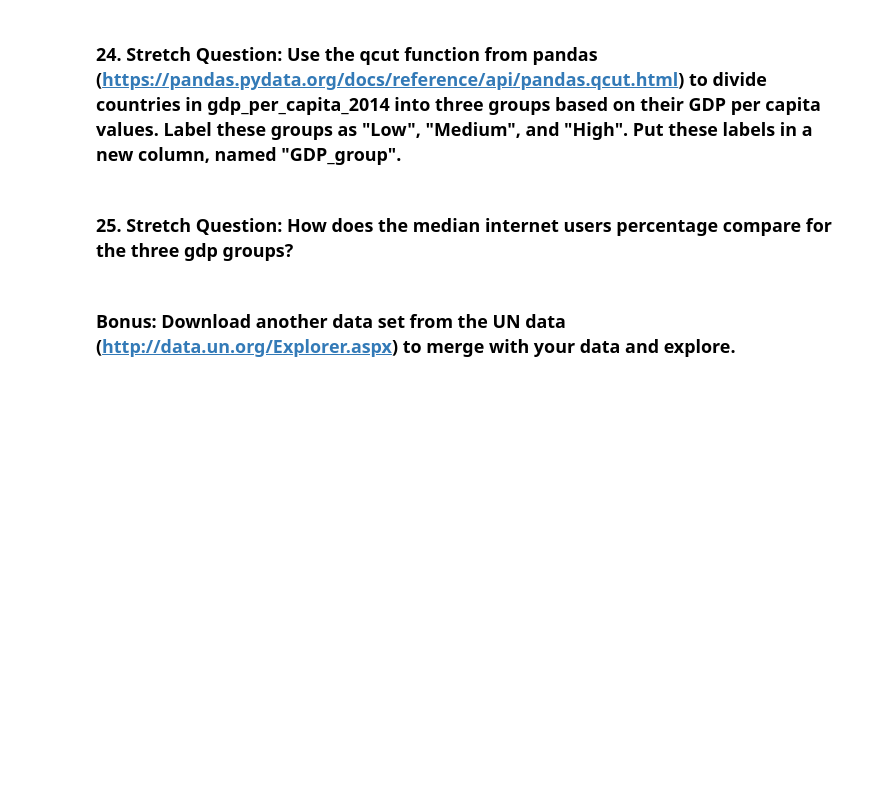
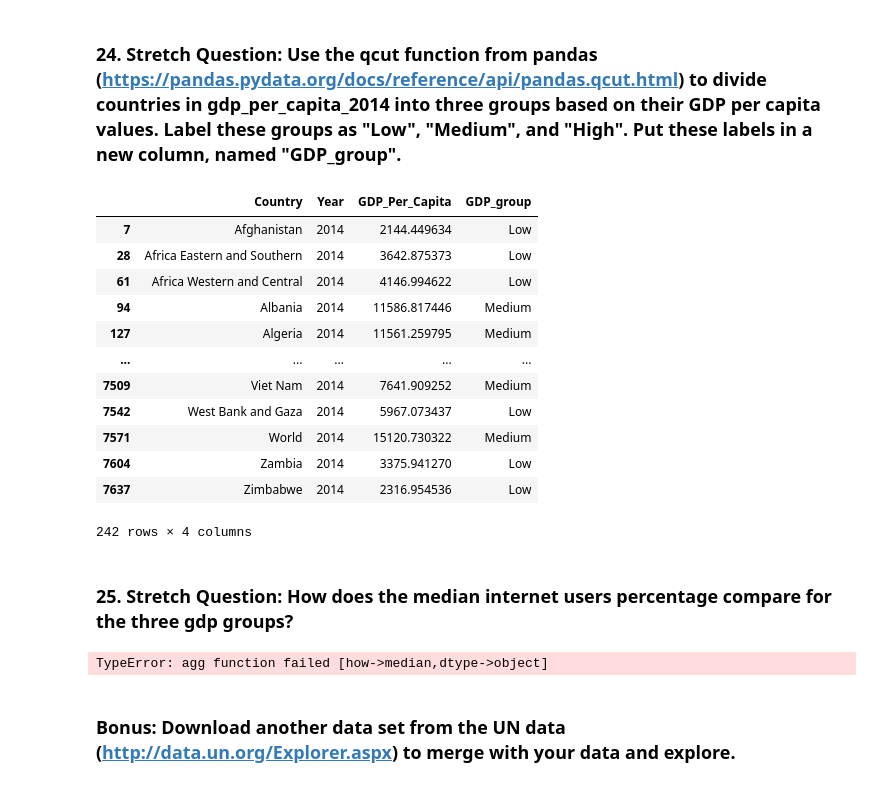
Before and after one commit to NSS-Data-Analytics-Cohort-13/un-exploration-JesseCrawford89, a Jupyter notebook: notebooks/UN_JCDA13.ipynb, the cells around one changed output. Drawn from its saved outputs; the diff is of its cells as text; code cells hidden in the pictures; blank space fills up the shorter version.

```diff
--- a/notebooks/UN_JCDA13.ipynb
+++ b/notebooks/UN_JCDA13.ipynb
@@ -514,6 +580,29 @@ sns.FacetGrid(gid_2014)
 # %% [markdown]
 ### 24. Stretch Question: Use the qcut function from pandas (https://pandas.pydata.org/docs/reference/api/pandas.qcut.html) to divide countries in gdp_per_capita_2014 into three groups based on their GDP per capita values. Label these groups as "Low", "Medium", and "High". Put these labels in a new column, named "GDP_group".
+# %%
+gdp_per_capita_2014 = gdp_df[gdp_df['Year']==2014].copy()
+# %%
+gdp_per_capita_2014['GDP_group'] = pd.qcut(gdp_per_capita_2014['GDP_Per_Capita'], 3, labels=['Low','Medium','High'])
+gdp_per_capita_2014
+# %% [output]
+|  | Country | Year | GDP_Per_Capita | GDP_group |
+| 7 | Afghanistan | 2014 | 2144.449634 | Low |
+| 28 | Africa Eastern and Southern | 2014 | 3642.875373 | Low |
+| 61 | Africa Western and Central | 2014 | 4146.994622 | Low |
+| 94 | Albania | 2014 | 11586.817446 | Medium |
+| 127 | Algeria | 2014 | 11561.259795 | Medium |
+| ... | ... | ... | ... | ... |
+| 7509 | Viet Nam | 2014 | 7641.909252 | Medium |
+| 7542 | West Bank and Gaza | 2014 | 5967.073437 | Low |
+| 7571 | World | 2014 | 15120.730322 | Medium |
+| 7604 | Zambia | 2014 | 3375.941270 | Low |
+| 7637 | Zimbabwe | 2014 | 2316.954536 | Low |
+242 rows × 4 columns
 # %% [markdown]
 ### 25. Stretch Question: How does the median internet users percentage compare for the three gdp groups?
+# %%
+gdp_per_capita_2014.groupby('GDP_group')['Internet_Users_Oct'].median()
+# %% [output]
+TypeError: agg function failed [how->median,dtype->object]
 # %% [markdown]
 ### Bonus: Download another data set from the UN data (http://data.un.org/Explorer.aspx) to merge with your data and explore.
```
Also changed, not shown: parts of 14 cells of this notebook.
